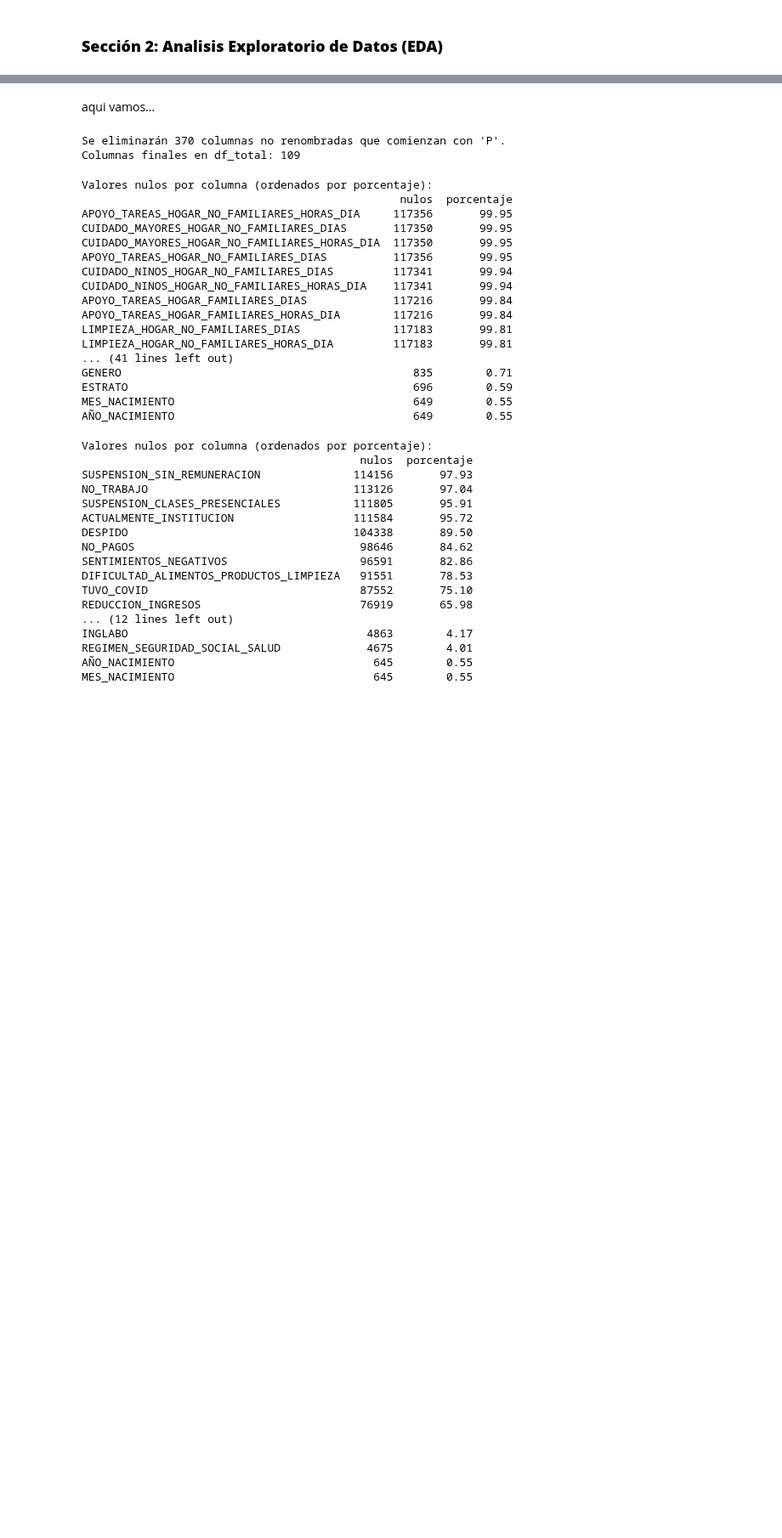
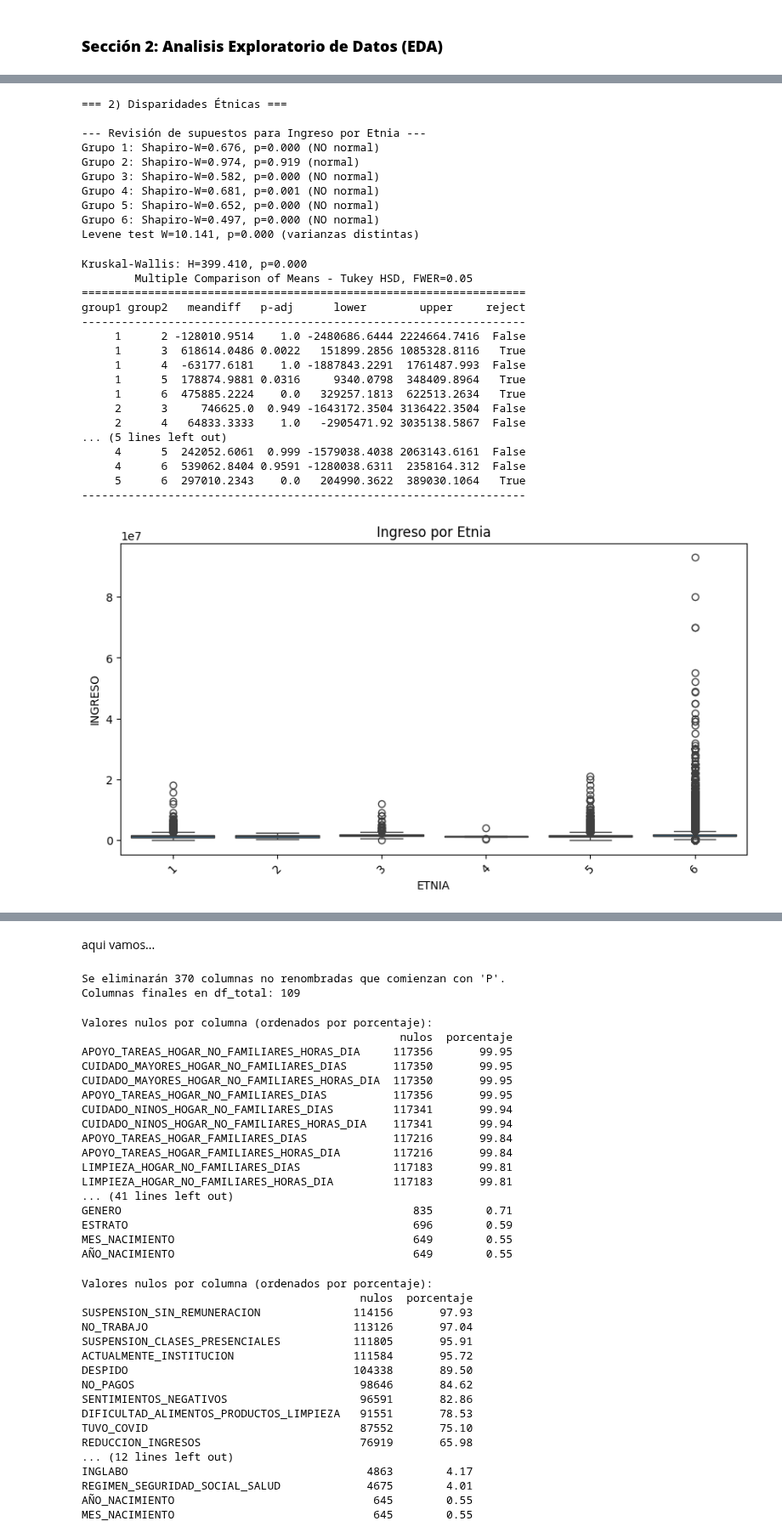
Before and after one commit to Carlos22709/Proyecto_final_analitica, a Jupyter notebook: merges2.ipynb, the cells around one changed output, grey strips where cells are left out. Shown at 85% size. Saved outputs shown, nothing was run; the diff lists cells and outputs as text; code cells hidden in the pictures; blank space fills up the shorter version.

```diff
--- a/merges2.ipynb
+++ b/merges2.ipynb
@@ -736,0 +521,12 @@ SyntaxError: invalid syntax (1317003315.py, line 1)
+# %%
+# Normalidad y homogeneidad
+
+def revisar_suposiciones(grupos, nombre_var):
+    print(f"\n--- Revisión de supuestos para {nombre_var} ---")
+    # Normalidad (Shapiro)
+    for i, g in enumerate(grupos):
+        stat, p = stats.shapiro(g)
+        print(f"Grupo {i+1}: Shapiro-W={stat:.3f}, p={p:.3f} {'(normal)' if p>0.05 else '(NO normal)'}")
+    # Homogeneidad (Levene)
+    stat, p = stats.levene(*grupos)
+    print(f"Levene test W={stat:.3f}, p={p:.3f} {'(varianzas homogéneas)' if p>0.05 else '(varianzas distintas)'}")
@@ -736,0 +611,58 @@ SyntaxError: invalid syntax (1317003315.py, line 1)
+# %%
+# Disparidades Étnicas (ANOVA)
+
+print("\n=== 2) Disparidades Étnicas ===")
+
+# Agrupar por ETNIA
+grupos_etnia = [g['INGRESO'].dropna().values for _, g in df.groupby('ETNIA')]
+
+# Revisar supuestos
+revisar_suposiciones(grupos_etnia, 'Ingreso por Etnia')
+
+# ANOVA o Kruskal
+if all(stats.shapiro(g).pvalue > 0.05 for g in grupos_etnia) and stats.levene(*grupos_etnia).pvalue > 0.05:
+    F_e, p_e = stats.f_oneway(*grupos_etnia)
+    print(f"ANOVA: F={F_e:.3f}, p={p_e:.3f}")
+else:
+    H, p_kruskal = stats.kruskal(*grupos_etnia)
+    print(f"Kruskal-Wallis: H={H:.3f}, p={p_kruskal:.3f}")
+
+# Tukey post-hoc solo si ANOVA es significativa
+if p_e < 0.05:
+    tukey = pairwise_tukeyhsd(df['INGRESO'], df['ETNIA'], alpha=0.05)
+    print(tukey.summary())
+
+plt.figure(figsize=(10,5))
+sns.boxplot(x='ETNIA', y='INGRESO', data=df)
+plt.xticks(rotation=45)
+plt.title("Ingreso por Etnia")
+plt.show()
+# %% [output]
+=== 2) Disparidades Étnicas ===
+
+--- Revisión de supuestos para Ingreso por Etnia ---
+Grupo 1: Shapiro-W=0.676, p=0.000 (NO normal)
+Grupo 2: Shapiro-W=0.974, p=0.919 (normal)
+Grupo 3: Shapiro-W=0.582, p=0.000 (NO normal)
+Grupo 4: Shapiro-W=0.681, p=0.001 (NO normal)
+Grupo 5: Shapiro-W=0.652, p=0.000 (NO normal)
+Grupo 6: Shapiro-W=0.497, p=0.000 (NO normal)
+Levene test W=10.141, p=0.000 (varianzas distintas)
+Kruskal-Wallis: H=399.410, p=0.000
+        Multiple Comparison of Means - Tukey HSD, FWER=0.05
+===================================================================
+group1 group2   meandiff   p-adj      lower        upper     reject
+-------------------------------------------------------------------
+     1      2 -128010.9514    1.0 -2480686.6444 2224664.7416  False
+     1      3  618614.0486 0.0022   151899.2856 1085328.8116   True
+     1      4  -63177.6181    1.0 -1887843.2291  1761487.993  False
+     1      5  178874.9881 0.0316     9340.0798  348409.8964   True
+     1      6  475885.2224    0.0   329257.1813  622513.2634   True
+     2      3     746625.0  0.949 -1643172.3504 3136422.3504  False
+     2      4   64833.3333    1.0   -2905471.92 3035138.5867  False
+... (5 lines left out)
+     4      5  242052.6061  0.999 -1579038.4038 2063143.6161  False
+     4      6  539062.8404 0.9591 -1280038.6311  2358164.312  False
+     5      6  297010.2343    0.0   204990.3622  389030.1064   True
+-------------------------------------------------------------------
+[figure, added]
```
Also changed, not shown: parts of 25 cells of this notebook.
